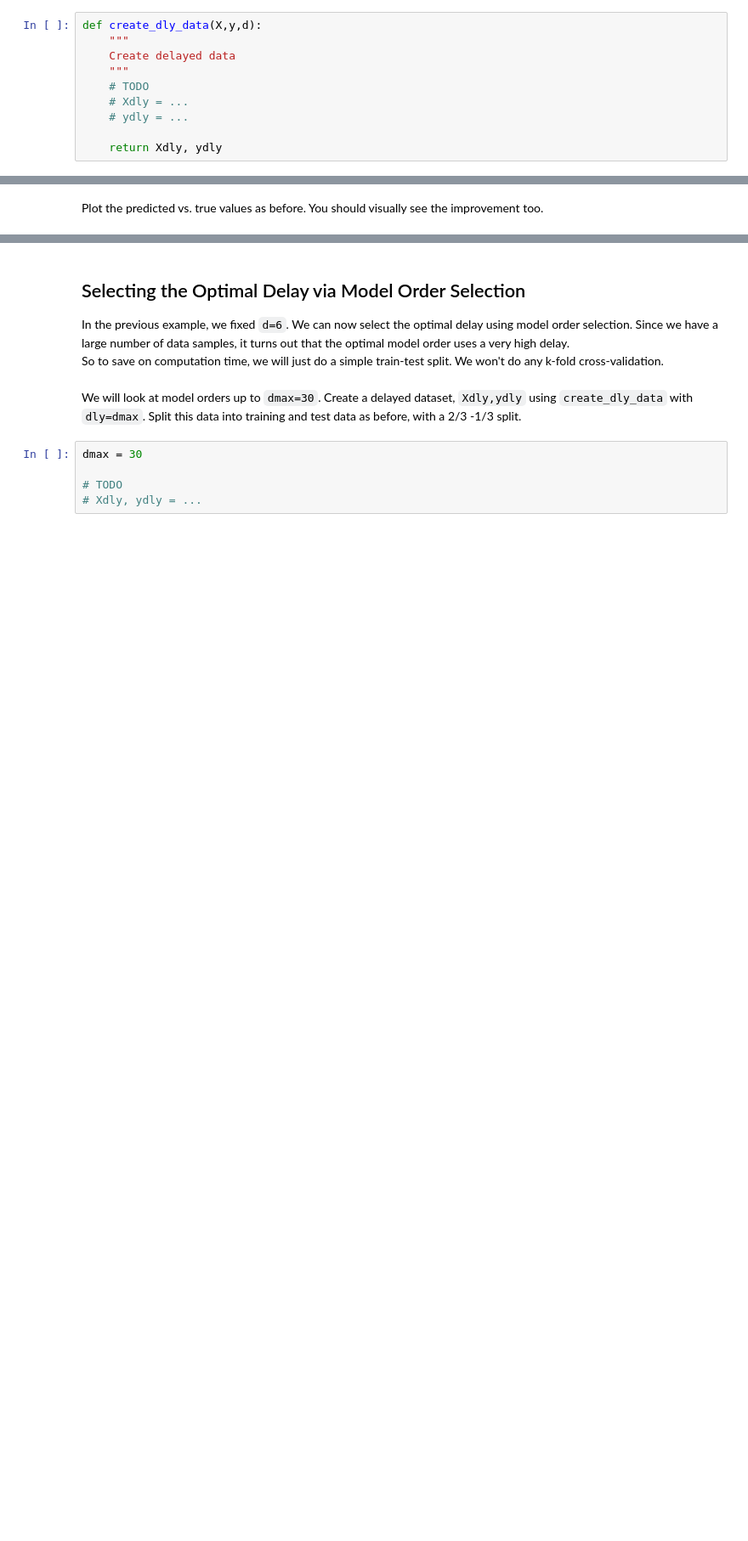
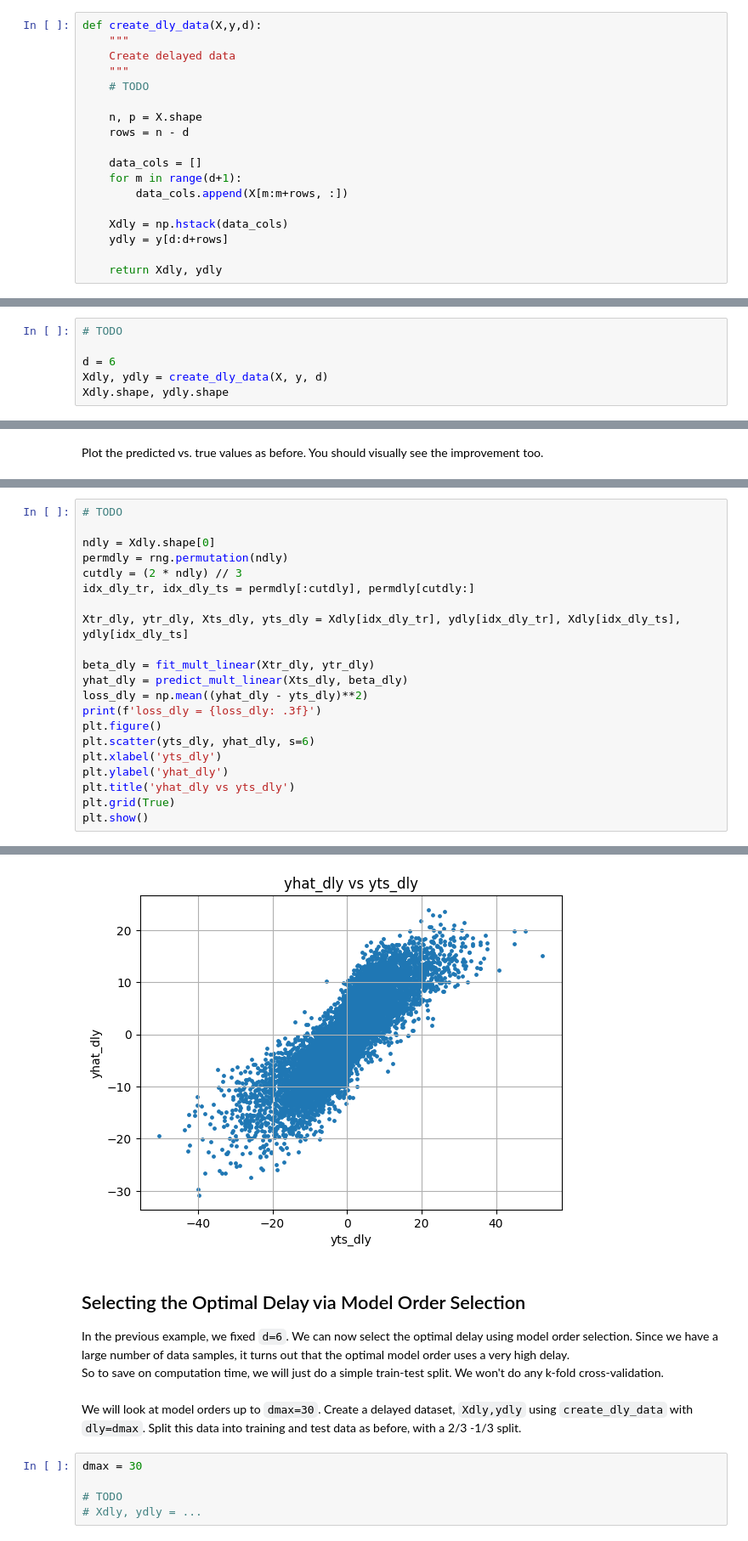
Before and after one commit to jithendra1798/ML-CS-GY-6923-B, a Jupyter notebook: 02_ML_cs_gy_6923_B_lab_02_neural.ipynb, the cells around one changed output, grey strips where cells are left out. Shown at 85% size. Saved outputs shown, nothing was run; the diff lists cells and outputs as text; blank space fills up the shorter version.

```diff
--- a/02_ML_cs_gy_6923_B_lab_02_neural.ipynb
+++ b/02_ML_cs_gy_6923_B_lab_02_neural.ipynb
@@ -185,8 +185,16 @@ def create_dly_data(X,y,d):
     Create delayed data
     """
     # TODO
-    # Xdly = ...
-    # ydly = ...
+
+    n, p = X.shape
+    rows = n - d
+
+    data_cols = []
+    for m in range(d+1):
+        data_cols.append(X[m:m+rows, :])
+
+    Xdly = np.hstack(data_cols)
+    ydly = y[d:d+rows]
 
     return Xdly, ydly
 # %% [markdown]
@@ -201,0 +208,6 @@ You should see a significant improvement from the memoryless model.
+# %%
+# TODO
+
+d = 6
+Xdly, ydly = create_dly_data(X, y, d)
+Xdly.shape, ydly.shape
@@ -205,0 +218,22 @@ Plot the predicted vs. true values as before. You should visually see the improv
+# %%
+# TODO
+
+ndly = Xdly.shape[0]
+permdly = rng.permutation(ndly)
+cutdly = (2 * ndly) // 3
+idx_dly_tr, idx_dly_ts = permdly[:cutdly], permdly[cutdly:]
+
+Xtr_dly, ytr_dly, Xts_dly, yts_dly = Xdly[idx_dly_tr], ydly[idx_dly_tr], Xdly[idx_dly_ts], ydly[idx_dly_ts]
+
+beta_dly = fit_mult_linear(Xtr_dly, ytr_dly)
+yhat_dly = predict_mult_linear(Xts_dly, beta_dly)
+loss_dly = np.mean((yhat_dly - yts_dly)**2)
+print(f'loss_dly = {loss_dly: .3f}')
+plt.figure()
+plt.scatter(yts_dly, yhat_dly, s=6)
+plt.xlabel('yts_dly')
+plt.ylabel('yhat_dly')
+plt.title('yhat_dly vs yts_dly')
+plt.grid(True)
+plt.show()
+# %% [output]
@@ -206,3 +241,4 @@ Plot the predicted vs. true values as before. You should visually see the improv
+[figure, added]
 # %% [markdown]
 ## Selecting the Optimal Delay via Model Order Selection
 
```
Also changed, not shown: parts of 4 cells of this notebook.
